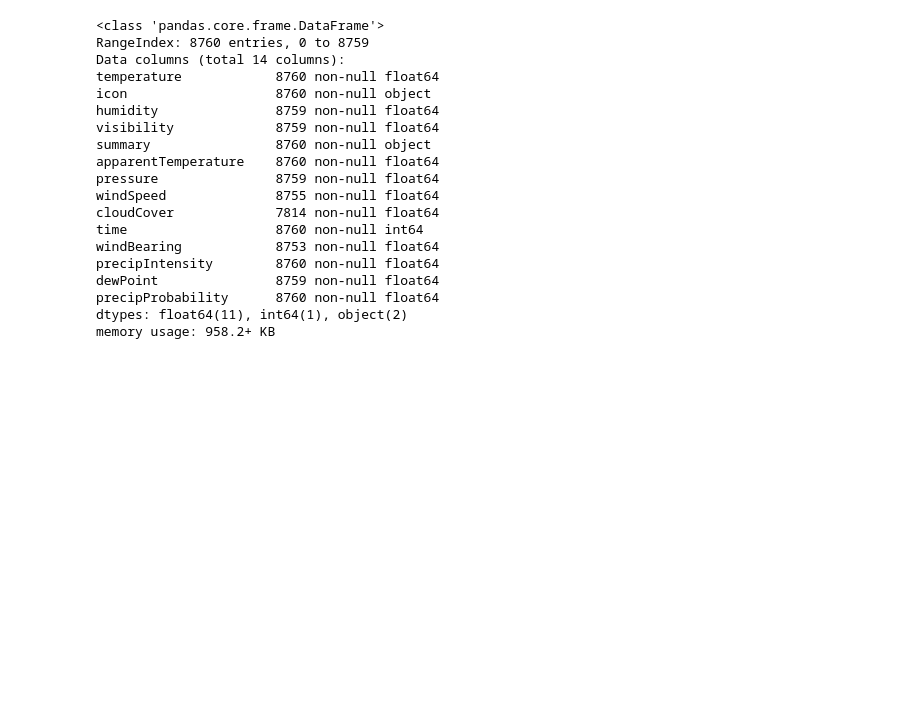
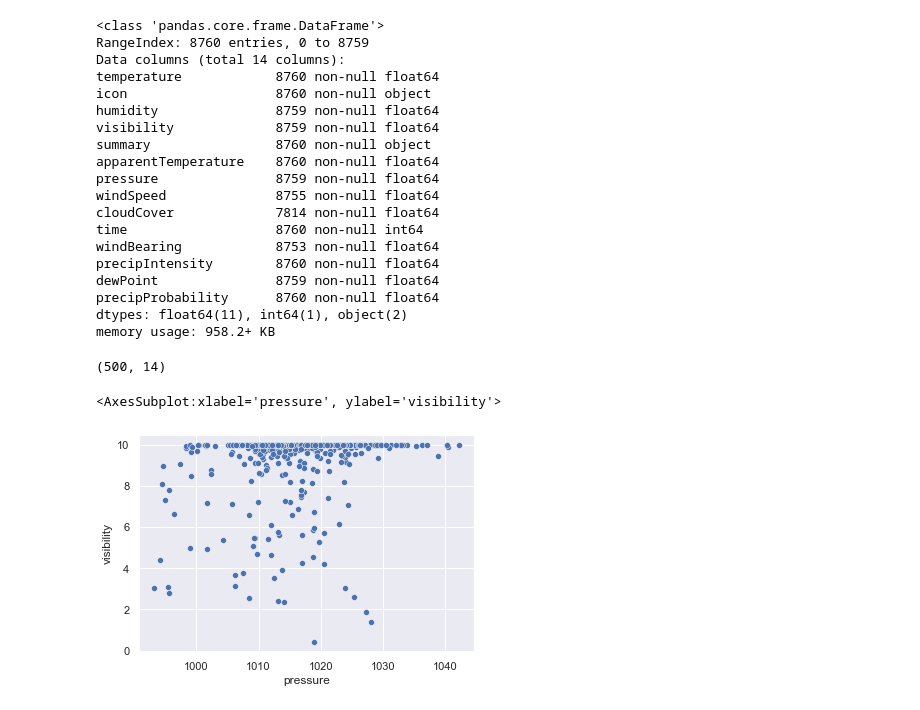
Before and after one commit to markp-rankin/Energy-Hacking, a Jupyter notebook: Decarbonization-Data-4-EDA.ipynb, the cells around one changed output. Drawn from its saved outputs; the diff is of its cells as text; code cells hidden in the pictures; blank space fills up the shorter version.

```diff
--- a/Decarbonization-Data-4-EDA.ipynb
+++ b/Decarbonization-Data-4-EDA.ipynb
@@ -110,3 +110,14 @@ dewPoint               8759 non-null float64
 precipProbability      8760 non-null float64
 dtypes: float64(11), int64(1), object(2)
 memory usage: 958.2+ KB
+# %%
+df2_weather = df_A2016weather.sample(n=500)
+df2_weather.shape
+# %% [output]
+(500, 14)
+# %%
+# Do some basic charting - visibility and pressure
+sns.scatterplot(data=df2_weather, x="pressure", y="visibility")
+# %% [output]
+<AxesSubplot:xlabel='pressure', ylabel='visibility'>
+[figure, added]
```
Also changed, not shown: parts of 2 cells of this notebook.
